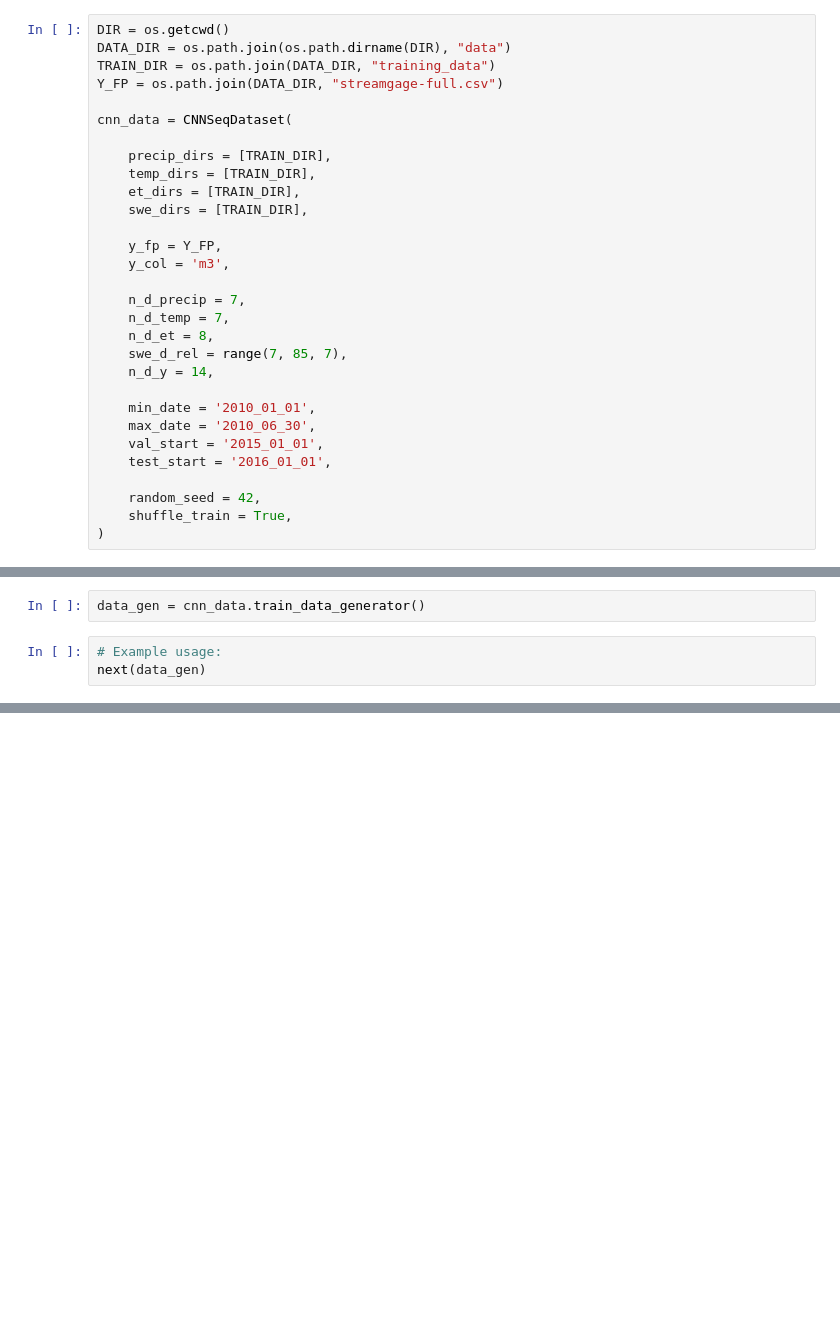
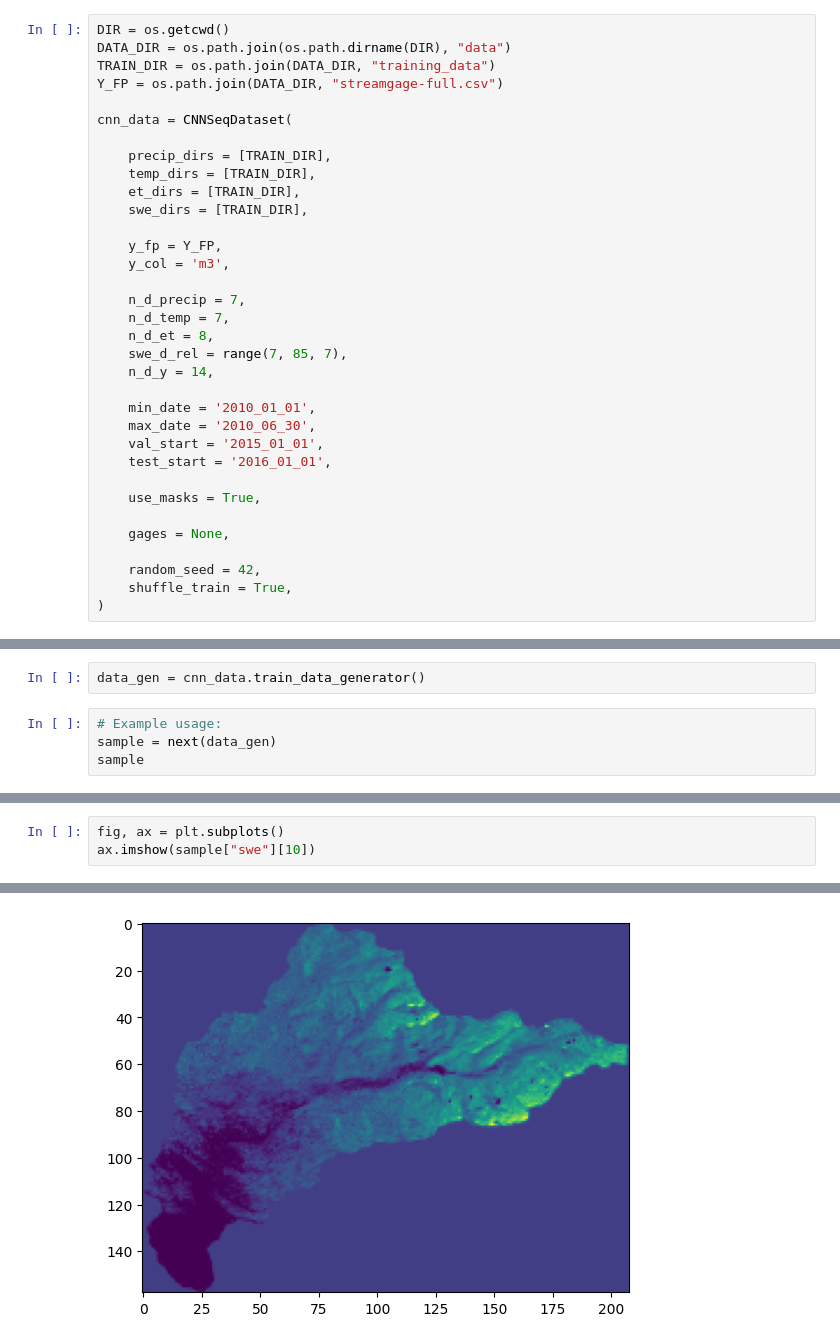
Before and after one commit to MIDS-capstone-fate-of-snow/discharge-estimation, a Jupyter notebook: docs/CNN Sequence Model Dataset.ipynb, the cells around one changed output, grey strips where cells are left out. Saved outputs shown, nothing was run; the diff lists cells and outputs as text; blank space fills up the shorter version.

```diff
--- a/docs/CNN Sequence Model Dataset.ipynb
+++ b/docs/CNN Sequence Model Dataset.ipynb
@@ -67,6 +69,10 @@ cnn_data = CNNSeqDataset(
     val_start = '2015_01_01',
     test_start = '2016_01_01',
 
+    use_masks = True,
+
+    gages = None,
+
     random_seed = 42,
     shuffle_train = True,
 )
@@ -101,7 +129,8 @@ next(fp_gen)
 data_gen = cnn_data.train_data_generator()
 # %%
 # Example usage:
-next(data_gen)
+sample = next(data_gen)
+sample
 # %% [output]
 {'y': array([0.31148531, 0.31148531, 0.31148531, 0.28316847, 0.28316847,
         0.28316847, 0.28316847, 0.31148531, 0.31148531, 0.31148531,
@@ -122,0 +156,4 @@ next(data_gen)
+# %%
+fig, ax = plt.subplots()
+ax.imshow(sample["swe"][10])
+# %% [output]
@@ -122,0 +161 @@ next(data_gen)
+[figure, added]
```
Also changed, not shown: parts of 18 cells of this notebook, 2 other files.
